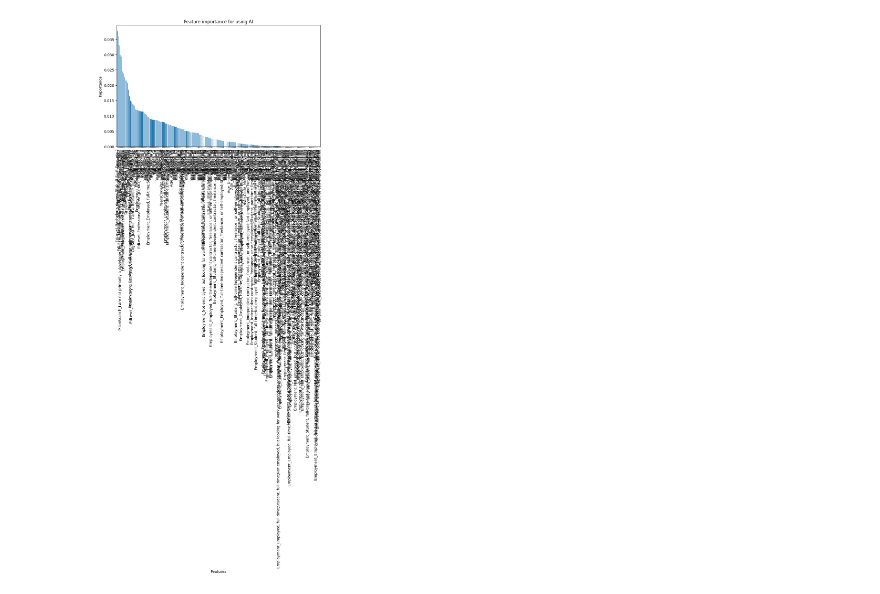
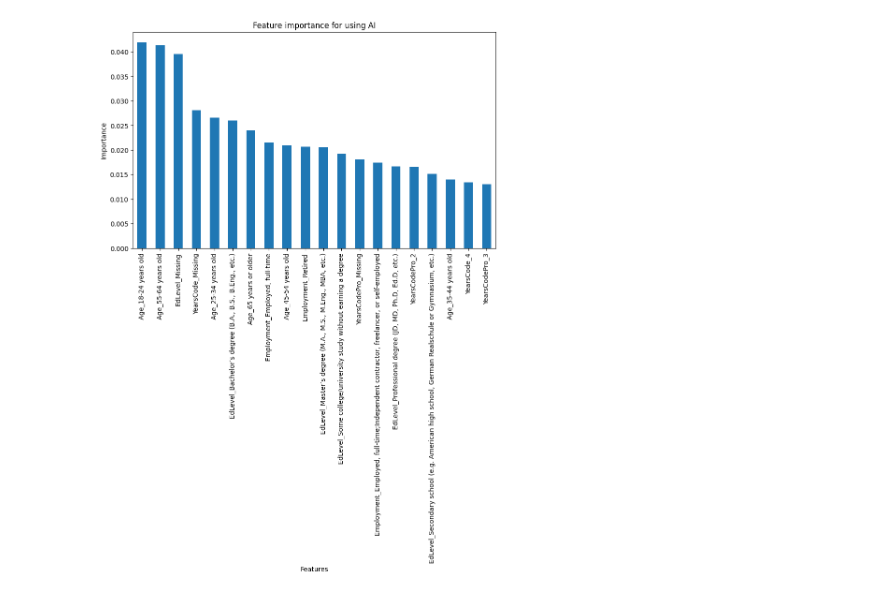
Before and after one commit to gelatti-07/ai_training-task, a Jupyter notebook: AnalyseThePossibleCharacteristicsForUsingAIAsADeveloper.ipynb, the cells around one changed output. Drawn from its saved outputs; the diff is of its cells as text; code cells hidden in the pictures.

```diff
--- a/AnalyseThePossibleCharacteristicsForUsingAIAsADeveloper.ipynb
+++ b/AnalyseThePossibleCharacteristicsForUsingAIAsADeveloper.ipynb
@@ -105,0 +56,2 @@ memory usage: 3.2+ MB
+# %%
+df_clean=df_precleaned.fillna("Missing")
@@ -106,12 +103,10 @@ memory usage: 3.2+ MB
 # %%
-# After some trial and error removing AIAcc Next step is to categorize the strings and remove a reference column.
-# Approach is to chose the category with an average number of occurrences
 label_encoder=LabelEncoder()
-y_encoded=label_encoder.fit_transform(df_clean_1["AISelect"])
+y_encoded=label_encoder.fit_transform(df_clean["AISelect"])
 
-df_X=df_clean_1.drop(["AISelect"],axis=1)
+df_X=df_clean.drop(["AISelect"],axis=1)
+
+
 cat_columns=df_X.select_dtypes(include=["object","category"]).columns
-# not needed because removed: num_columns=df_clean_ext.select_dtypes(include=["int64","float64"]).columns
-# separate x and y
-current_encoder=OneHotEncoder(drop="first", sparse_output=False)
+current_encoder=OneHotEncoder(sparse_output=False)
 X_encoded=current_encoder.fit_transform(df_X)
@@ -122,5 +121,14 @@ X_train,X_test,y_train,y_test=train_test_split(X_encoded,y_encoded,test_size=0.2
 # %%
-# train model
-model=RandomForestClassifier(random_state=42)
-model.fit(X_train,y_train)
+max_depth_variation_list=[ 5, 15, 30, 60]
+for max_depth_value in max_depth_variation_list:
+    rfc_model=RandomForestClassifier(max_depth=max_depth_value,random_state=42)
+    rfc_model.fit(X_train,y_train)
+    y_pred_train = rfc_model.predict(X_train)
+    y_pred_test  = rfc_model.predict(X_test)
+
+    acc_train_opt = accuracy_score(y_pred_train, y_train)
+    acc_test_opt = accuracy_score(y_pred_test, y_test)
+    print(f"Accurracy for tree depth {max_depth_value}")
+    print(f"\t Training data: {acc_train_opt}")
+    print(f"\t Test data    : {acc_test_opt}")
 # %% [output]
@@ -128,11 +152,14 @@ RandomForestClassifier(random_state=42)
 # %%
-# analyse feature list
-# determine and sort feature importance
-importances=model.feature_importances_
+rfc_model=RandomForestClassifier(max_depth=15,random_state=42)
+rfc_model.fit(X_train,y_train)
+
+
+importances=rfc_model.feature_importances_
 feature_names = current_encoder.get_feature_names_out(input_features=df_X.columns)
 
-print(feature_names)
 feature_importances=pd.Series(importances,index=feature_names)
 
 feature_importances=feature_importances.sort_values(ascending=False)
+
+feature_importances.head(10)
 # %% [output]
@@ -156,10 +177,10 @@ feature_importances=feature_importances.sort_values(ascending=False)
 # %%
 # plot sorted feature list
 plt.figure(figsize=(10,6))
-feature_importances.plot(kind="bar")
+feature_importances.head(20).plot(kind="bar")
 plt.title("Feature importance for using AI")
 plt.xlabel("Features")
 plt.ylabel("Importance")
 plt.show()
 # %% [output]
-[figure, old version]
+[figure, new version]
```
Also changed, not shown: parts of 27 cells of this notebook, 2 other files.
